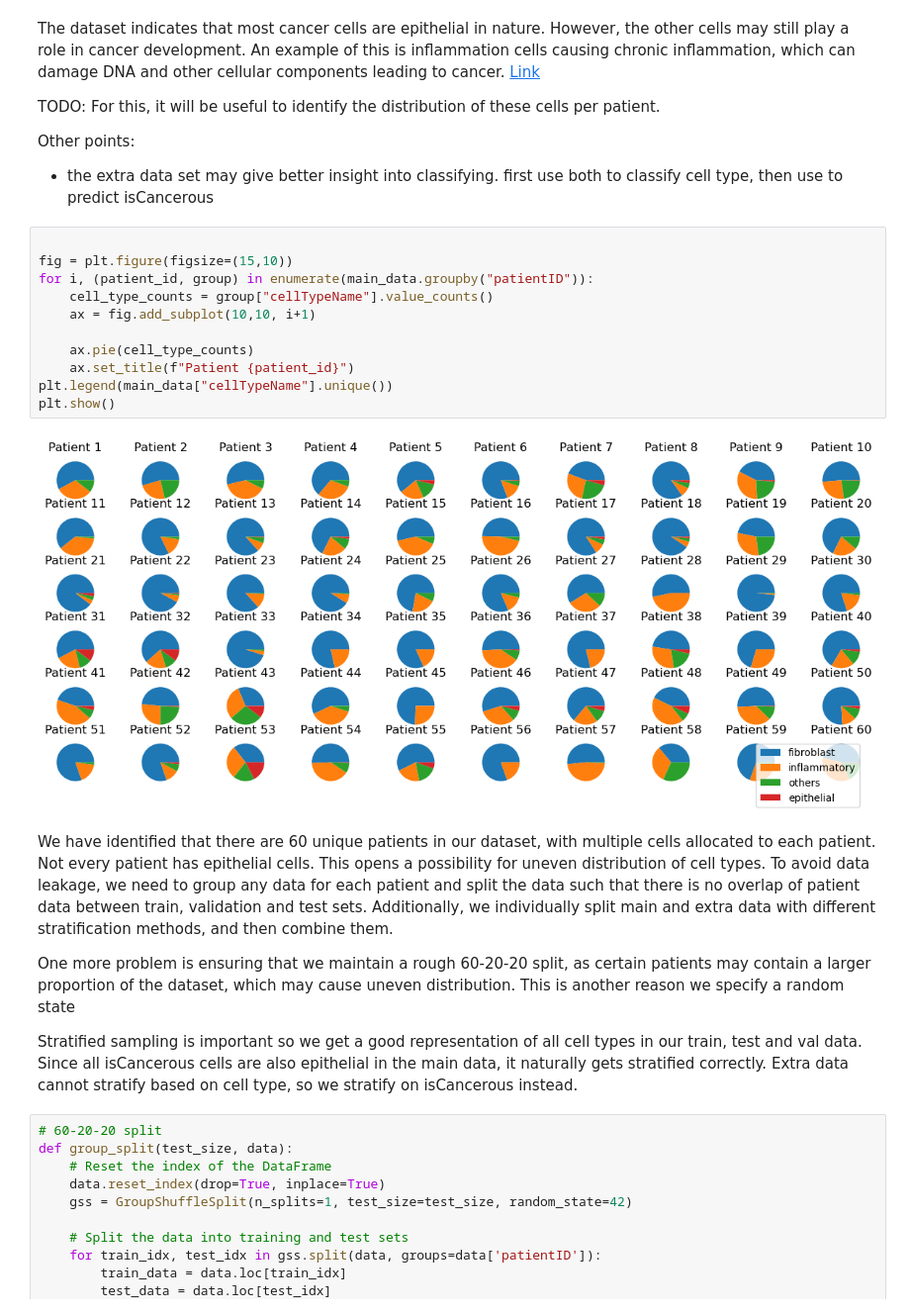
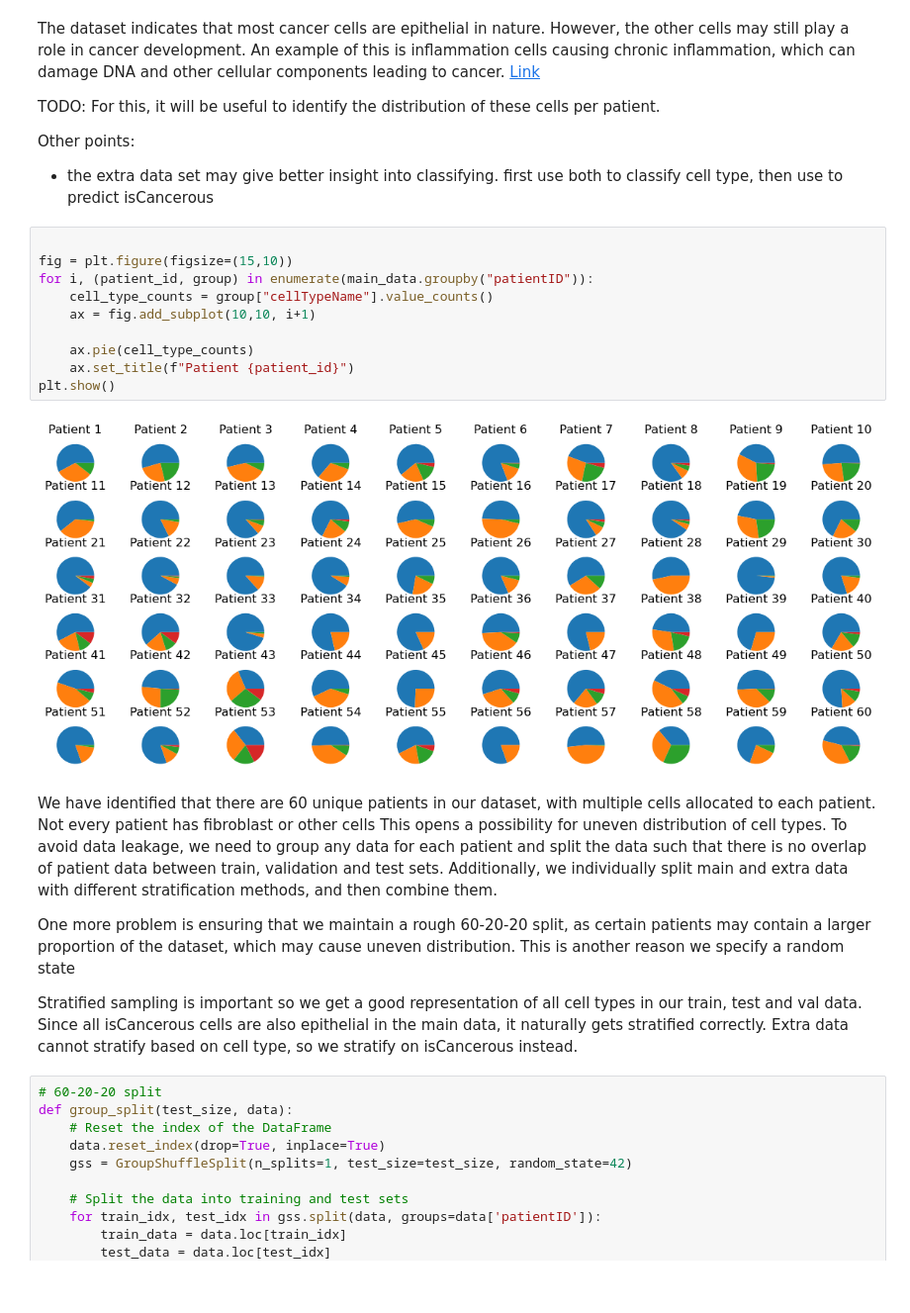
Before and after one commit to Keen2Kode/Machine-Learning, a Jupyter notebook: assignment_2.ipynb, the cells around one changed output. Shown at 99% size. Saved outputs shown, nothing was run; the diff lists cells and outputs as text; blank space fills up the shorter version.

```diff
--- a/assignment_2.ipynb
+++ b/assignment_2.ipynb
@@ -226,19 +226,18 @@ Other points:
 # %%
 
 fig = plt.figure(figsize=(15,10))
 for i, (patient_id, group) in enumerate(main_data.groupby("patientID")):
     cell_type_counts = group["cellTypeName"].value_counts()
     ax = fig.add_subplot(10,10, i+1)
 
     ax.pie(cell_type_counts)
     ax.set_title(f"Patient {patient_id}")
-plt.legend(main_data["cellTypeName"].unique())
 plt.show()
 # %% [output]
-[figure, old version]
+[figure, new version]
 # %% [markdown]
 We have identified that there are 60 unique patients in our dataset, with multiple cells allocated to each patient.
-Not every patient has epithelial cells. This opens a possibility for uneven distribution of cell types.
+Not every patient has fibroblast or other cells This opens a possibility for uneven distribution of cell types.
 To avoid data leakage, we need to group any data for each patient and split the data such that there is no overlap of patient data between train, validation and test sets.
 Additionally, we individually split main and extra data with different stratification methods, and then combine them.
 
```
Also changed, not shown: parts of 16 cells of this notebook.
